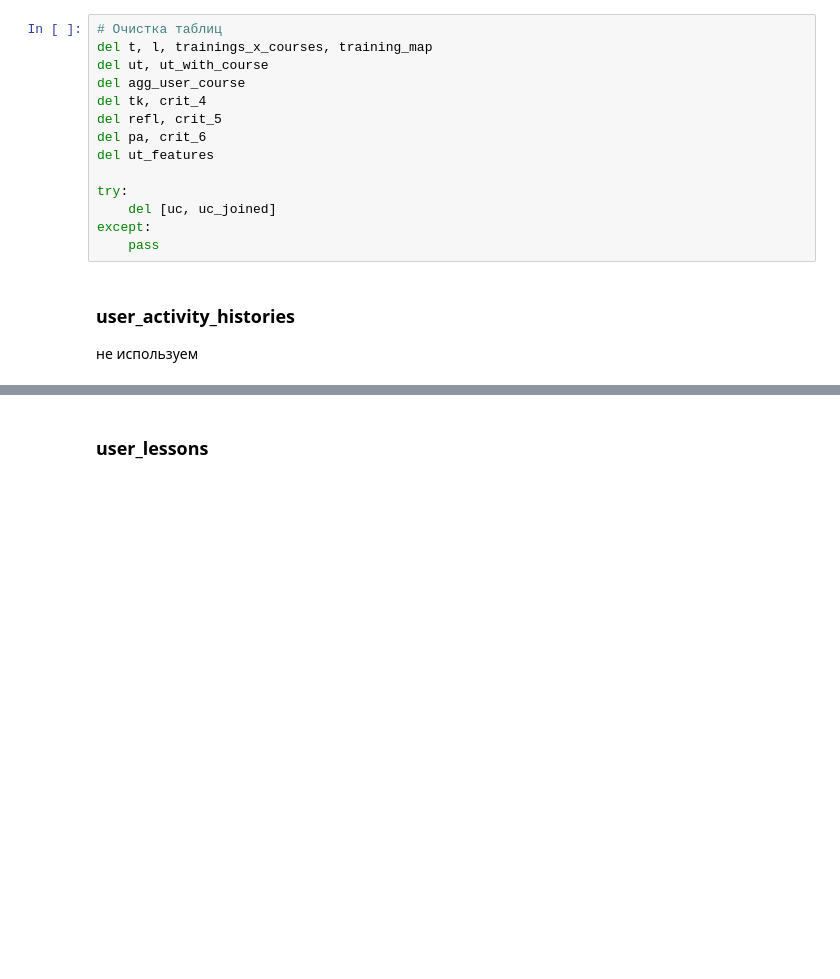
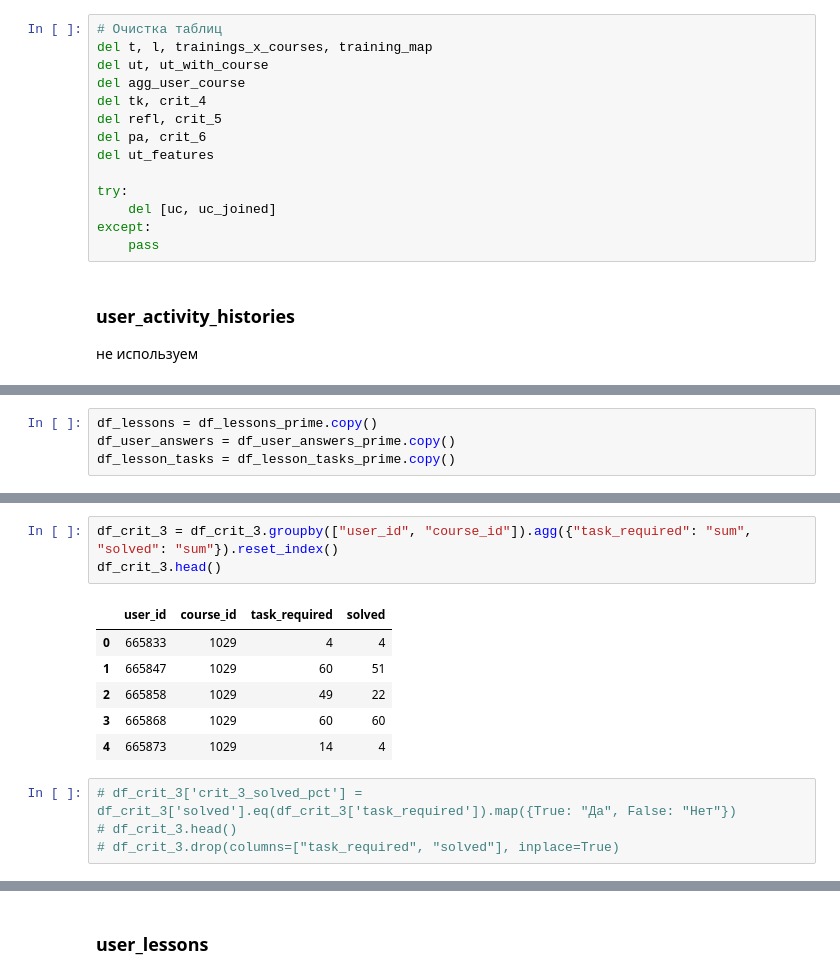
Before and after one commit to Lilya-te/deep_tabular_lab, a Jupyter notebook: notebooks/01_eda_and_features.ipynb, the cells around one changed output, grey strips where cells are left out. Cells and saved outputs as stored; diff of their text form; blank space fills up the shorter version.

```diff
--- a/notebooks/01_eda_and_features.ipynb
+++ b/notebooks/01_eda_and_features.ipynb
@@ -841,0 +1123,4 @@ except:
+# %%
+df_lessons = df_lessons_prime.copy()
+df_user_answers = df_user_answers_prime.copy()
+df_lesson_tasks = df_lesson_tasks_prime.copy()
@@ -841,0 +1153,14 @@ except:
+# %%
+df_crit_3 = df_crit_3.groupby(["user_id", "course_id"]).agg({"task_required": "sum", "solved": "sum"}).reset_index()
+df_crit_3.head()
+# %% [output]
+|  | user_id | course_id | task_required | solved |
+| 0 | 665833 | 1029 | 4 | 4 |
+| 1 | 665847 | 1029 | 60 | 51 |
+| 2 | 665858 | 1029 | 49 | 22 |
+| 3 | 665868 | 1029 | 60 | 60 |
+| 4 | 665873 | 1029 | 14 | 4 |
+# %%
+# df_crit_3['crit_3_solved_pct'] = df_crit_3['solved'].eq(df_crit_3['task_required']).map({True: "Да", False: "Нет"})
+# df_crit_3.head()
+# df_crit_3.drop(columns=["task_required", "solved"], inplace=True)
```
Also changed, not shown: parts of 21 cells of this notebook.
